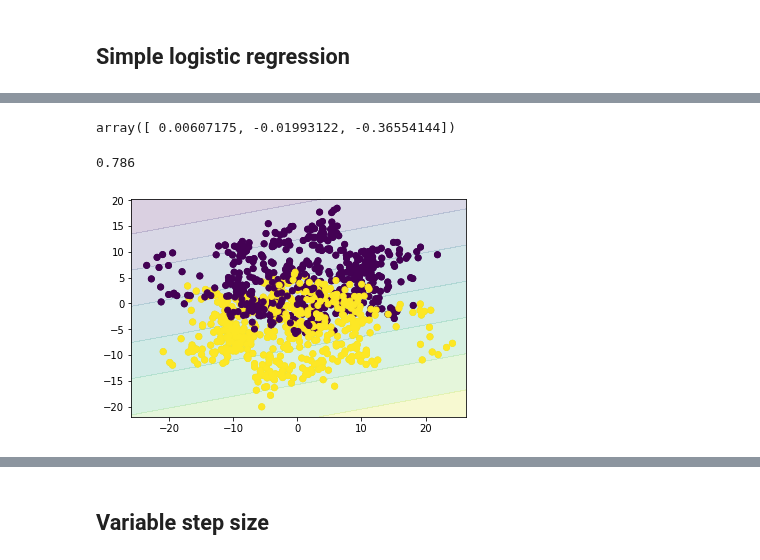
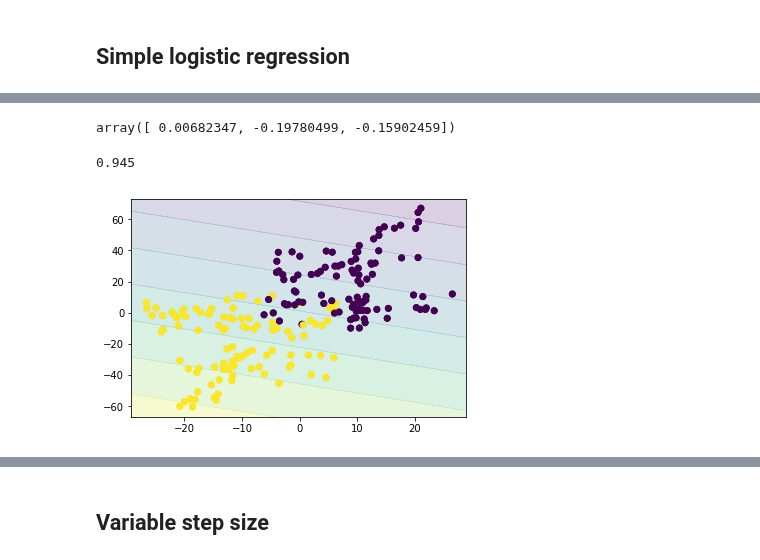
Before and after one commit to owenjonesuob/neural-nets-for-classification, a Jupyter notebook: sandbox.ipynb, the cells around one changed output, grey strips where cells are left out. Drawn from its saved outputs; the diff is of its cells as text; code cells hidden in the pictures.

```diff
--- a/sandbox.ipynb
+++ b/sandbox.ipynb
@@ -37,20 +38,25 @@ plt.scatter(demo_data[:, 1], demo_data[:, 2], c=demo_labs)
 # %% [markdown]
 ## Auxiliary functions
 # %%
-def make_sets(data, props):
+def make_sets(data, labels, props, shuffle=True):
+
     if sum(props) != 1:
         raise ValueError("proportions must sum to 1")
 
     m = data.shape[0]
+    idx = np.random.permutation(m) if shuffle else range(m)
 
     sets = []
     cursor = 0
 
     for p in props:
-        s = data[cursor:(cursor+int(p*m)), :]
-        sets.append(s)
+        dset = data[idx, :][cursor:(cursor+int(p*m)), :]
+        sets.append(dset)
+        lset = labels[idx][cursor:(cursor+int(p*m))]
+        sets.append(lset)
+
         cursor = int(p*m)
 
     return sets
 # %%
-ss = make_sets(demo_data, [0.6, 0.2, 0.2])
+X_train, y_train, X_val, y_val, X_test, y_test = make_sets(demo_data, demo_labs, [0.6, 0.2, 0.2])
@@ -216,15 +227,15 @@ plt.plot(ch)
-# %%
-opt_weights
-# %% [output]
-array([ 0.00607175, -0.01993122, -0.36554144])
+# %%
+optw
+# %% [output]
+array([ 0.00682347, -0.19780499, -0.15902459])
 # %%
-preds = predict(demo_data, opt_weights)
+preds = predict(X_val, opt_weights)
 preds_classes = classify(preds)
 
-accuracy(preds_classes, demo_labs)
+accuracy(preds_classes, y_val)
 # %% [output]
-0.786
+0.945
 # %%
-plot_boundary(demo_data, demo_labs, init_weights)
+plot_boundary(X_val, y_val, init_weights)
 # %% [output]
-[figure, old version]
+[figure, new version]
```
Also changed, not shown: parts of 20 cells of this notebook.
